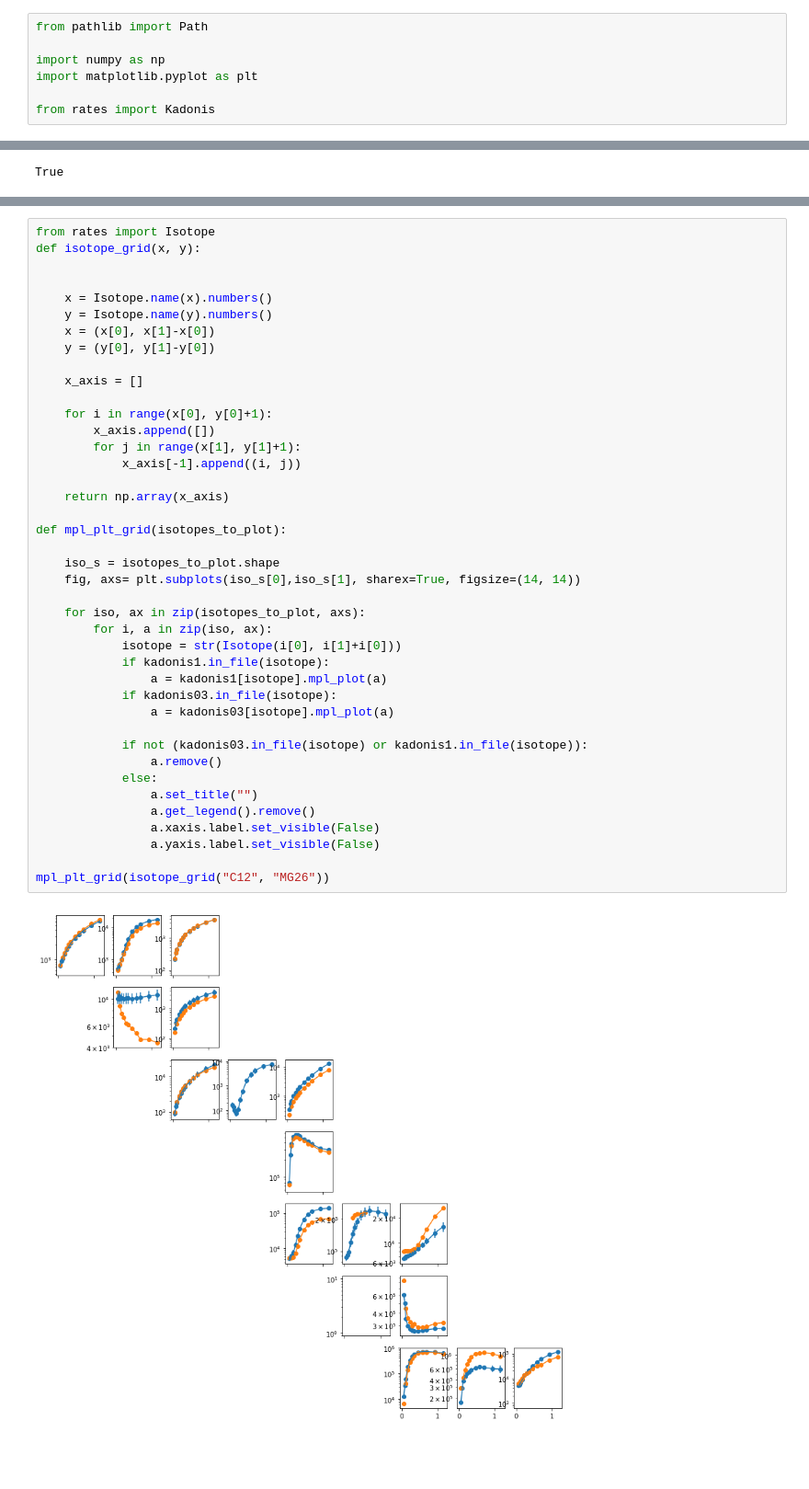
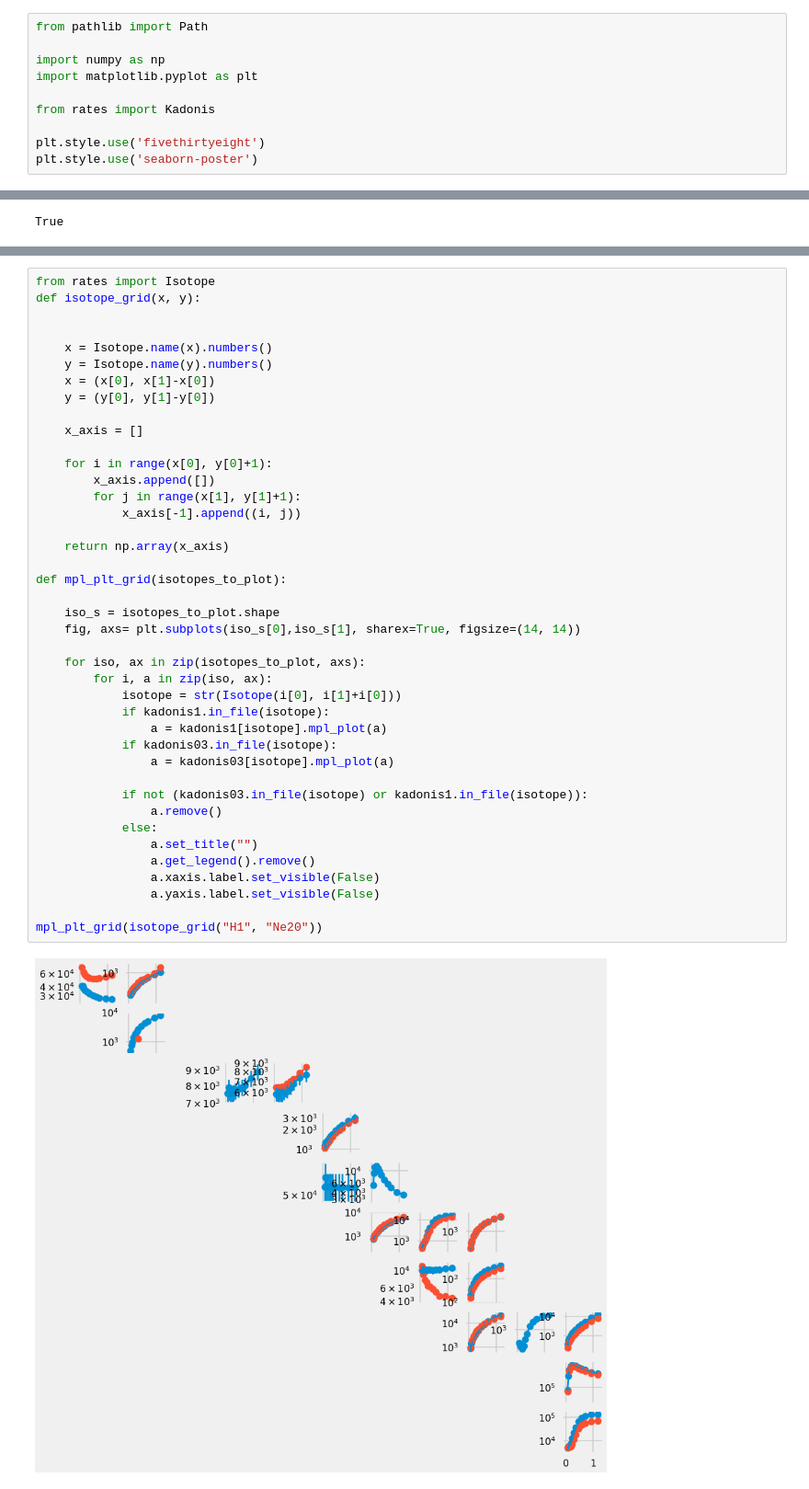
Before and after one commit to Samuel316/Rates, a Jupyter notebook: notebooks/Kadonis_file_compare.ipynb, the cells around one changed output, grey strips where cells are left out. Shown: that part at 92% size. Saved outputs shown, nothing was run; the diff lists cells and outputs as text; blank space fills up the shorter version.

```diff
--- a/notebooks/Kadonis_file_compare.ipynb
+++ b/notebooks/Kadonis_file_compare.ipynb
@@ -5,6 +5,9 @@ import numpy as np
 import matplotlib.pyplot as plt
 
 from rates import Kadonis
+
+plt.style.use('fivethirtyeight')
+plt.style.use('seaborn-poster')
 # %%
 kadonis1 = Kadonis(version=1)  # == Kadonis(Path.cwd().parent / "Data/kadonis_rrates_1.0.txt")
 # %%
@@ -42,32 +43,32 @@ def isotope_grid(x, y):
 
     for i in range(x[0], y[0]+1):
         x_axis.append([])
         for j in range(x[1], y[1]+1):
             x_axis[-1].append((i, j))
 
     return np.array(x_axis)
 
 def mpl_plt_grid(isotopes_to_plot):
 
     iso_s = isotopes_to_plot.shape
     fig, axs= plt.subplots(iso_s[0],iso_s[1], sharex=True, figsize=(14, 14))
 
     for iso, ax in zip(isotopes_to_plot, axs):
         for i, a in zip(iso, ax):
             isotope = str(Isotope(i[0], i[1]+i[0]))
             if kadonis1.in_file(isotope):
                 a = kadonis1[isotope].mpl_plot(a)
             if kadonis03.in_file(isotope):
                 a = kadonis03[isotope].mpl_plot(a)
 
             if not (kadonis03.in_file(isotope) or kadonis1.in_file(isotope)):
                 a.remove()
             else:
                 a.set_title("")
                 a.get_legend().remove()
                 a.xaxis.label.set_visible(False)
                 a.yaxis.label.set_visible(False)
 
-mpl_plt_grid(isotope_grid("C12", "MG26"))
+mpl_plt_grid(isotope_grid("H1", "Ne20"))
 # %% [output]
-[figure, old version]
+[figure, new version]
```
Also changed, not shown: parts of 2 cells of this notebook, 2 other files.
